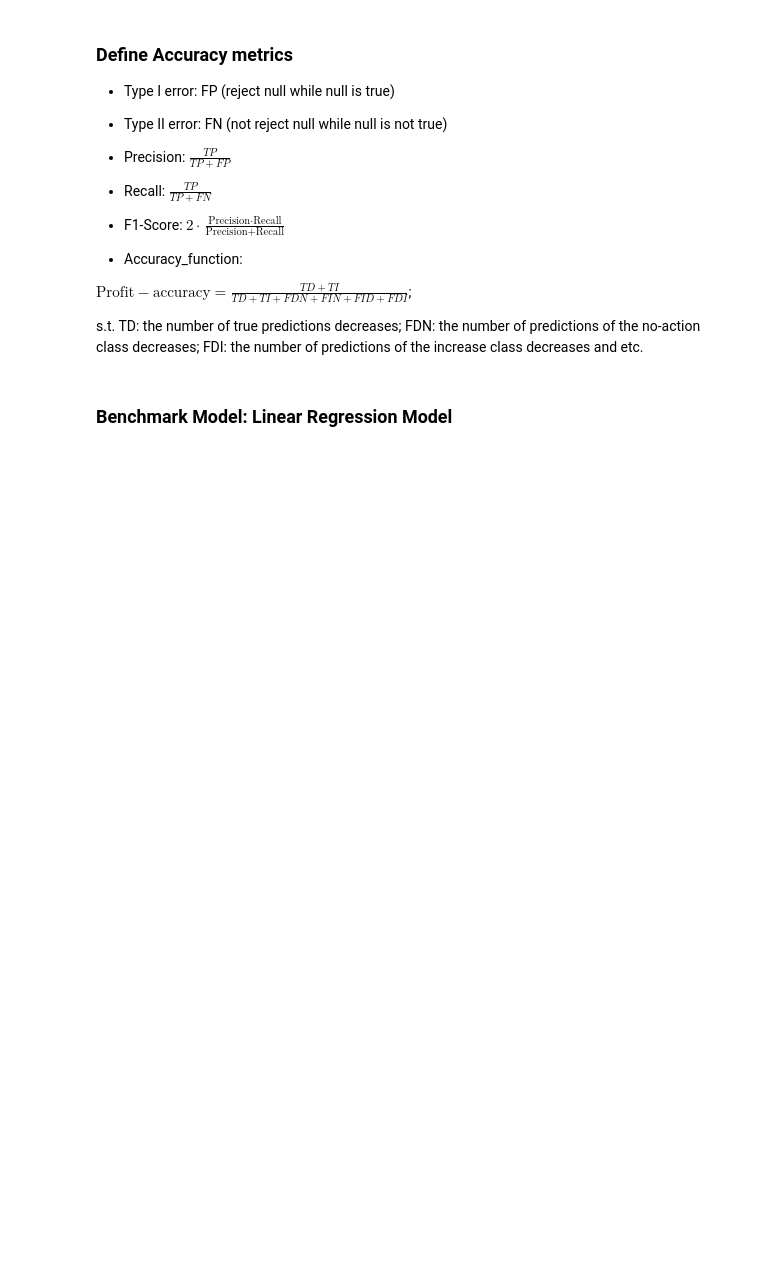
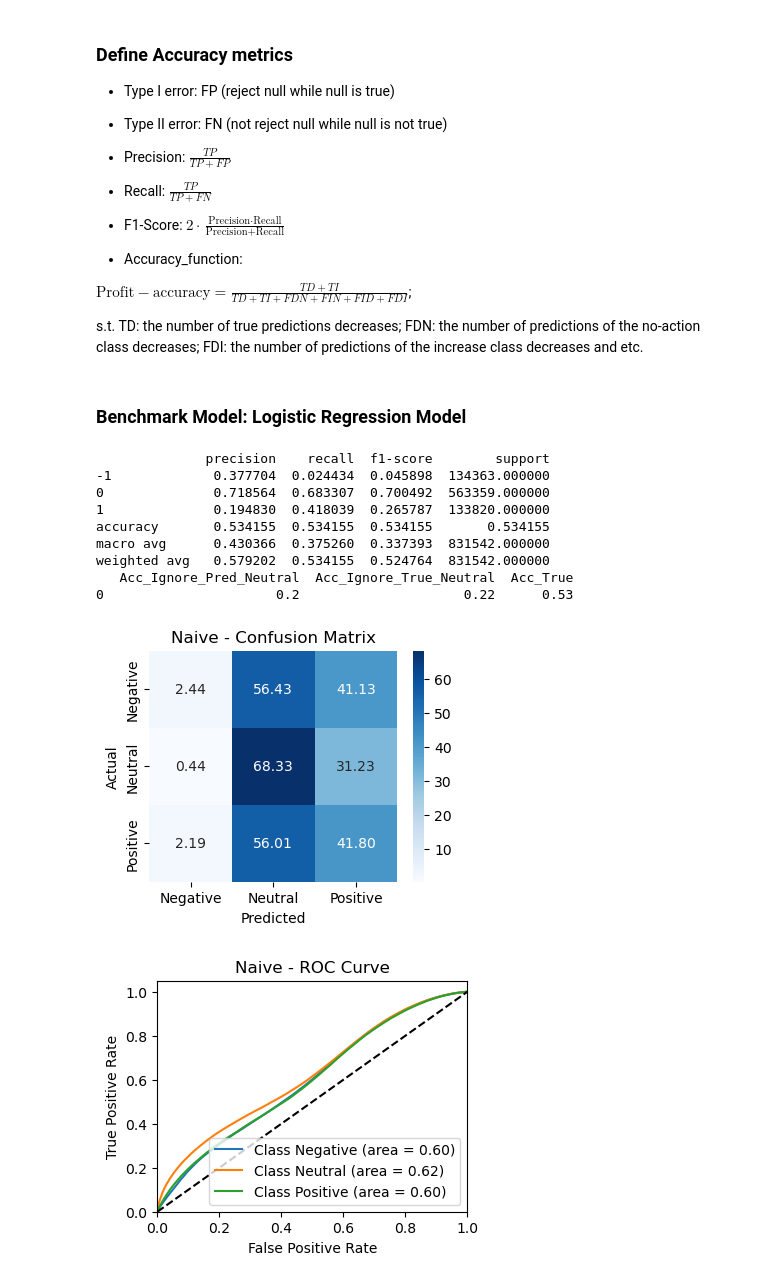
Before and after one commit to GraceXu402/price_prediction, a Jupyter notebook: LSTM model.ipynb, the cells around one changed output. Drawn from its saved outputs; the diff is of its cells as text; code cells hidden in the pictures; blank space fills up the shorter version.

Commit message:
updated LSTM model

```diff
--- a/LSTM model.ipynb
+++ b/LSTM model.ipynb
@@ -414,15 +219,3 @@ $\text{Profit}-\text{accuracy} = \frac{TD + TI}{TD + TI + FDN+FIN+FID+FDI}$;
 
 s.t.
 TD: the number of true predictions decreases; FDN: the number of predictions of the no-action class decreases; FDI: the number of predictions of the increase class decreases and etc.
-# %%
-def custom_accuracy(y_true, y_pred):
-    conf_matrix = confusion_matrix(y_true, y_pred)
-    true_neg = conf_matrix[0, 0]
-    true_pos = conf_matrix[2, 2]
-    neutral_pred_as_neg = conf_matrix[1, 0]
-    neutral_pred_as_pos = conf_matrix[1, 2]
-    neg_pred_as_pos = conf_matrix[0, 2]
-    pos_pred_as_neg = conf_matrix[2, 0]
-    total = conf_matrix.sum()
-    custom_acc = (true_neg + true_pos) / (total - (neutral_pred_as_neg + neutral_pred_as_pos + neg_pred_as_pos + pos_pred_as_neg))
-    return custom_acc
@@ -429,7 +254,7 @@ def custom_accuracy(y_true, y_pred):
 # %% [markdown]
-### Benchmark Model: Linear Regression Model
+### Benchmark Model: Logistic Regression Model
 # %%
-def plot_confusion_matrix(y_true, y_pred, class_names):
+def plot_confusion_matrix(y_true, y_pred, class_names,model_name):
     conf_matrix = confusion_matrix(y_true, y_pred)
     conf_matrix_percentage = conf_matrix.astype('float') / conf_matrix.sum(axis=1)[:, np.newaxis] * 100
 
@@ -439,10 +264,10 @@ def plot_confusion_matrix(y_true, y_pred, class_names):
                 yticklabels=class_names)
     plt.xlabel('Predicted')
     plt.ylabel('Actual')
-    plt.title('Confusion Matrix (Percentage)')
+    plt.title(f'{model_name} - Confusion Matrix')
     plt.show()
 
-def plot_roc_curve(y_true, y_pred_prob, class_names):
+def plot_roc_curve(y_true, y_pred_prob, class_names,model_name):
     y_true_bin = label_binarize(y_true, classes=[-1, 0, 1])
 
     fpr = dict()
@@ -461,15 +286,22 @@ def plot_roc_curve(y_true, y_pred_prob, class_names):
     plt.ylim([0.0, 1.05])
     plt.xlabel('False Positive Rate')
     plt.ylabel('True Positive Rate')
-    plt.title('Receiver Operating Characteristic (ROC) Curve')
+    plt.title(f'{model_name} - ROC Curve')
     plt.legend(loc="lower right")
     plt.show()
 
-def train_and_evaluate_model(X_train, y_train, X_test, y_test, model):
-    model.fit(X_train, y_train)
+def train_and_evaluate_model(X_train, y_train, X_test, y_test, model, model_name,n=None):
+    if n is not None:
+        pca = PCA(n_components=n)
+        X_train_pca = pca.fit_transform(X_train)
+        X_test_pca = pca.transform(X_test)
+    else:
+        X_train_pca, X_test_pca = X_train, X_test
+
+    model.fit(X_train_pca, y_train)
 
     # Predict discrete labels
-    y_pred = model.predict(X_test)
+    y_pred = model.predict(X_test_pca)
 
     # Generate classification report
     report_dict = classification_report(y_test, y_pred, output_dict=True)
@@ -478,17 +310,29 @@ def train_and_evaluate_model(X_train, y_train, X_test, y_test, model):
 
     # Compute custom accuracy
     custom_acc = custom_accuracy(y_test, y_pred)
-    print(f'Custom Accuracy: {custom_acc:.2f}')
+    print(custom_acc)
 
     # Plot confusion matrix
     class_names = {-1: 'Negative', 0: 'Neutral', 1: 'Positive'}
-    plot_confusion_matrix(y_test, y_pred, list(class_names.values()))
+    plot_confusion_matrix(y_test, y_pred, list(class_names.values()),model_name)
 
     # Compute probabilities for ROC curve
-    y_pred_prob = model.predict_proba(X_test)
+    y_pred_prob = model.predict_proba(X_test_pca)
 
     # Plot ROC curve
-    plot_roc_curve(y_test, y_pred_prob, class_names)
+    plot_roc_curve(y_test, y_pred_prob, class_names,model_name)
 # %%
-model = LogisticRegression(max_iter=300, solver='lbfgs', multi_class='multinomial')
-train_and_evaluate_model(X_train_TI, y_train, X_test_TI, y_test, model)
+model = LogisticRegression(max_iter=1000, solver='lbfgs', multi_class='multinomial')
+train_and_evaluate_model(X_train_Naive, y_train, X_test_Naive, y_test, model,'Naive')
+# %% [output]
+              precision    recall  f1-score        support
+-1             0.377704  0.024434  0.045898  134363.000000
+0              0.718564  0.683307  0.700492  563359.000000
+1              0.194830  0.418039  0.265787  133820.000000
+accuracy       0.534155  0.534155  0.534155       0.534155
+macro avg      0.430366  0.375260  0.337393  831542.000000
+weighted avg   0.579202  0.534155  0.524764  831542.000000
+   Acc_Ignore_Pred_Neutral  Acc_Ignore_True_Neutral  Acc_True
+0                      0.2                     0.22      0.53
+[figure, added]
+[figure, added]
```
Also changed, not shown: parts of 50 cells of this notebook.
